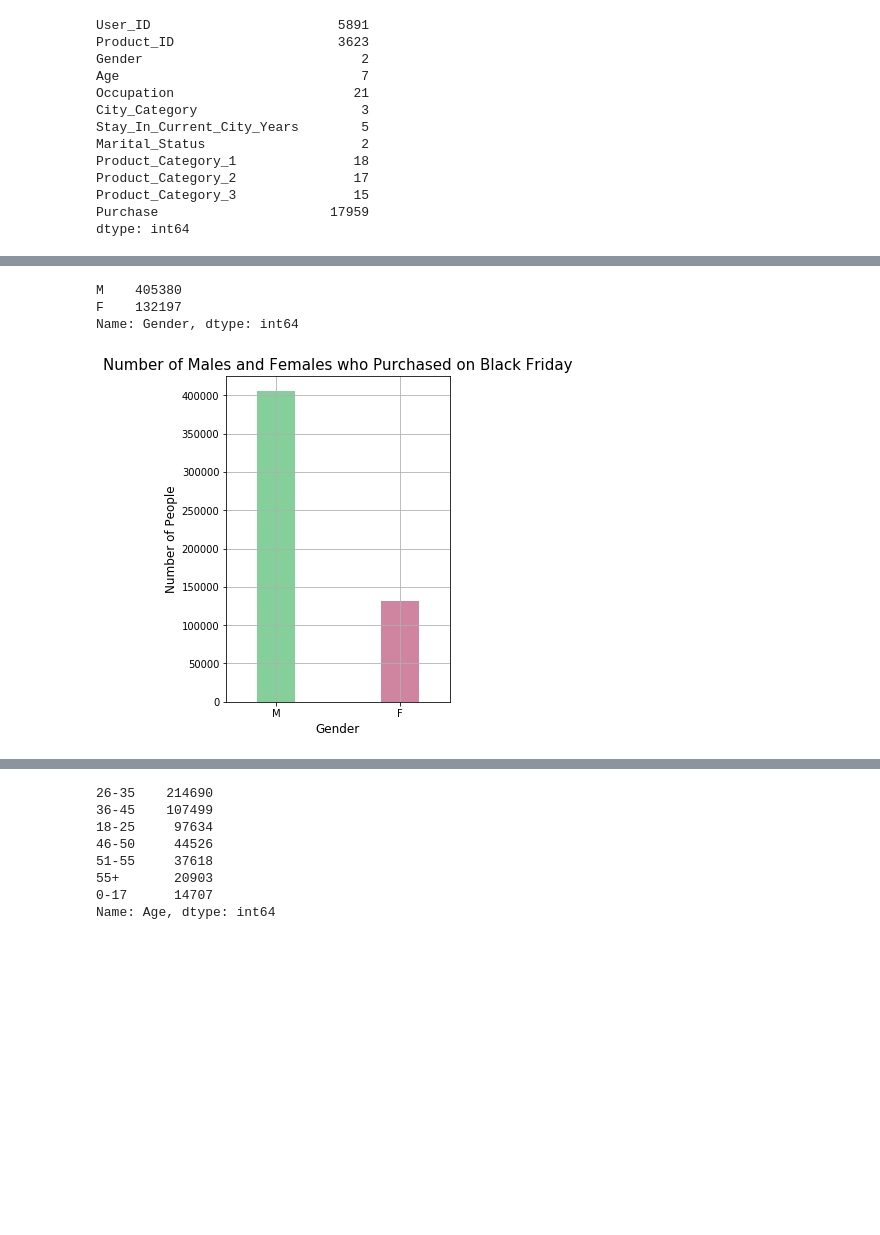
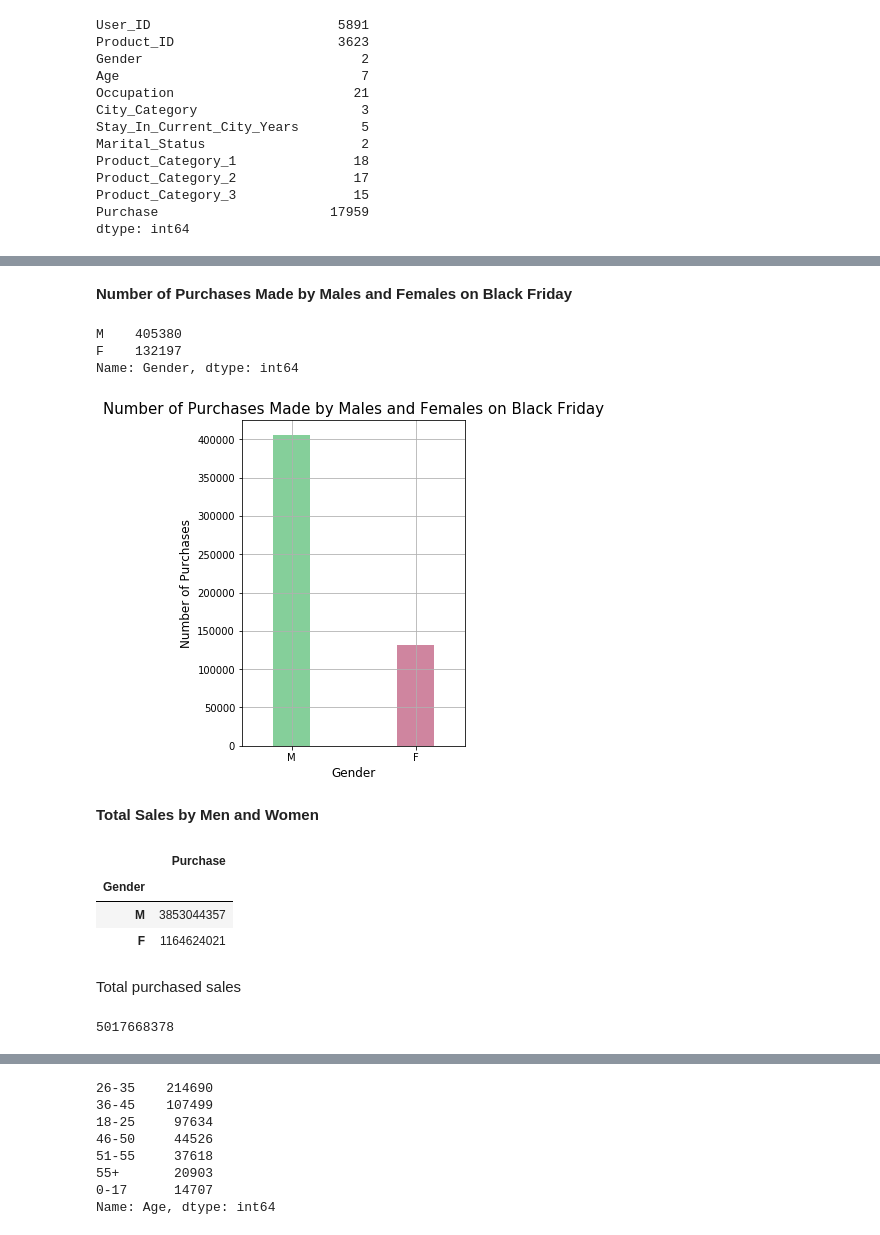
Before and after one commit to pinkdragon1000/Black-Friday-Project, a Jupyter notebook: Black Friday Analysis.ipynb, the cells around one changed output, grey strips where cells are left out. Cells and saved outputs as stored; diff of their text form; code cells hidden in the pictures; blank space fills up the shorter version.

```diff
--- a/Black Friday Analysis.ipynb
+++ b/Black Friday Analysis.ipynb
@@ -72,3 +183,5 @@ dtype: int64
+# %% [markdown]
+**Number of Purchases Made by Males and Females on Black Friday**
 # %%
 gender=df['Gender'].value_counts()
 gender
@@ -77,13 +190,28 @@ M    405380
 F    132197
 Name: Gender, dtype: int64
 # %%
-%matplotlib inline
 gender.plot(kind='bar', figsize=(4,6), width=0.3, color=[('#85cf9a', '#cf859f')], legend=False)
-plt.title("Number of Males and Females who Purchased on Black Friday", fontsize="15")
+plt.title("Number of Purchases Made by Males and Females on Black Friday", fontsize="15")
 plt.xlabel("Gender", fontsize="12")
-plt.ylabel("Number of People", fontsize="12")
+plt.ylabel("Number of Purchases", fontsize="12")
 plt.xticks(rotation=0)
 plt.grid()
 plt.show()
 # %% [output]
-[figure, old version]
+[figure, new version]
+# %% [markdown]
+**Total Sales by Men and Women**
+# %%
+totalsalesbygender=df.groupby('Gender').agg({'Purchase':np.sum}).sort_values('Purchase', ascending=False)
+totalsalesbygender
+# %% [output]
+|  | Purchase |
+| Gender |  |
+| M | 3853044357 |
+| F | 1164624021 |
+# %% [markdown]
+Total purchased sales
+# %%
+sum(df.Purchase)
+# %% [output]
+5017668378
```
Also changed, not shown: parts of 98 cells of this notebook.
